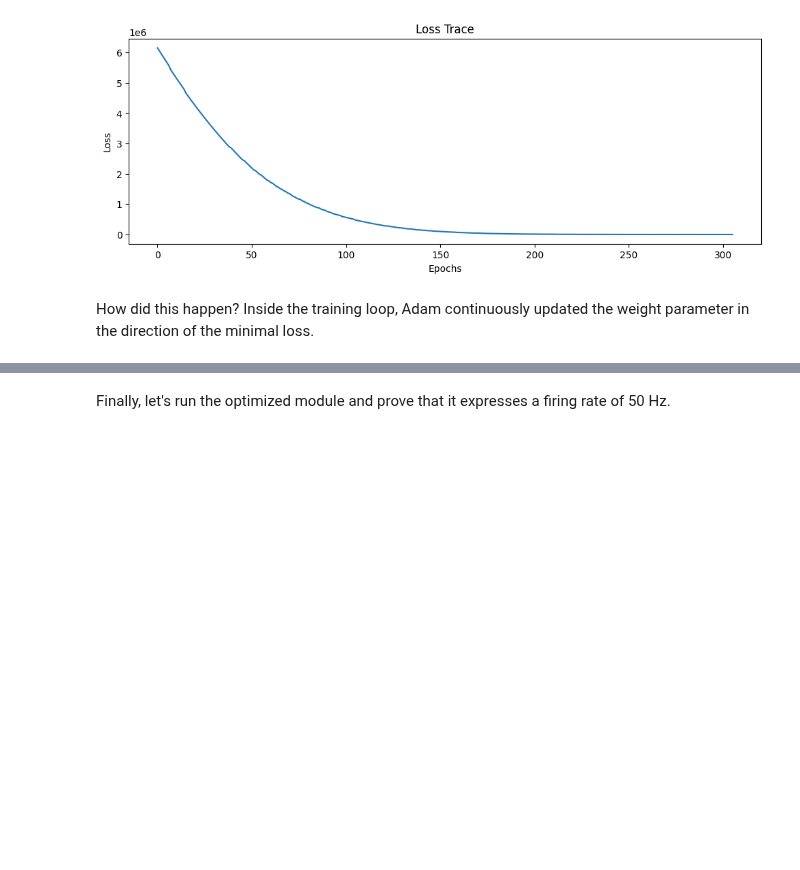
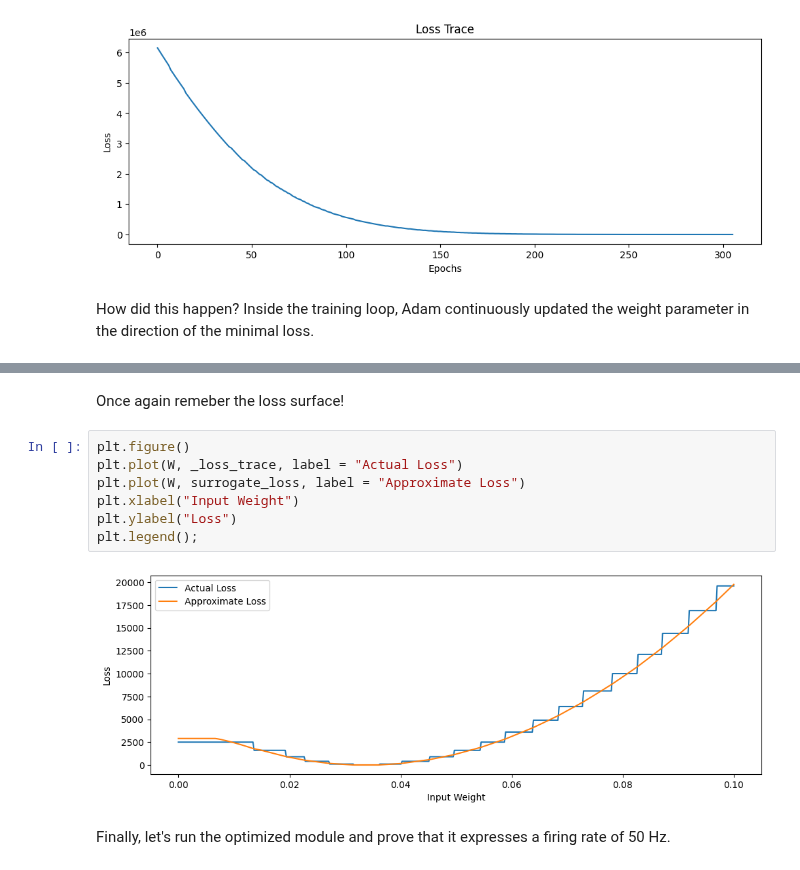
Before and after one commit to synsense/snn-workshop-amld-2022, a Jupyter notebook: 3. Training SNNs from scratch/training_snn.ipynb, the cells around one changed output, grey strips where cells are left out. Cells and saved outputs as stored; diff of their text form; blank space fills up the shorter version.

Commit message:
loss surface recalled at result investigation phase

```diff
--- a/3. Training SNNs from scratch/training_snn.ipynb
+++ b/3. Training SNNs from scratch/training_snn.ipynb
@@ -543,4 +544,15 @@ print(param_trace[-1])
 [figure]
+# %% [markdown]
+Once again remeber the loss surface!
+# %%
+plt.figure()
+plt.plot(W, _loss_trace, label = "Actual Loss")
+plt.plot(W, surrogate_loss, label = "Approximate Loss")
+plt.xlabel("Input Weight")
+plt.ylabel("Loss")
+plt.legend();
+# %% [output]
+[figure, added]
 # %% [markdown]
 Finally, let's run the optimized module and prove that it expresses a firing rate of 50 Hz.
 # %%
```
Also changed, not shown: parts of 1 cell of this notebook.
